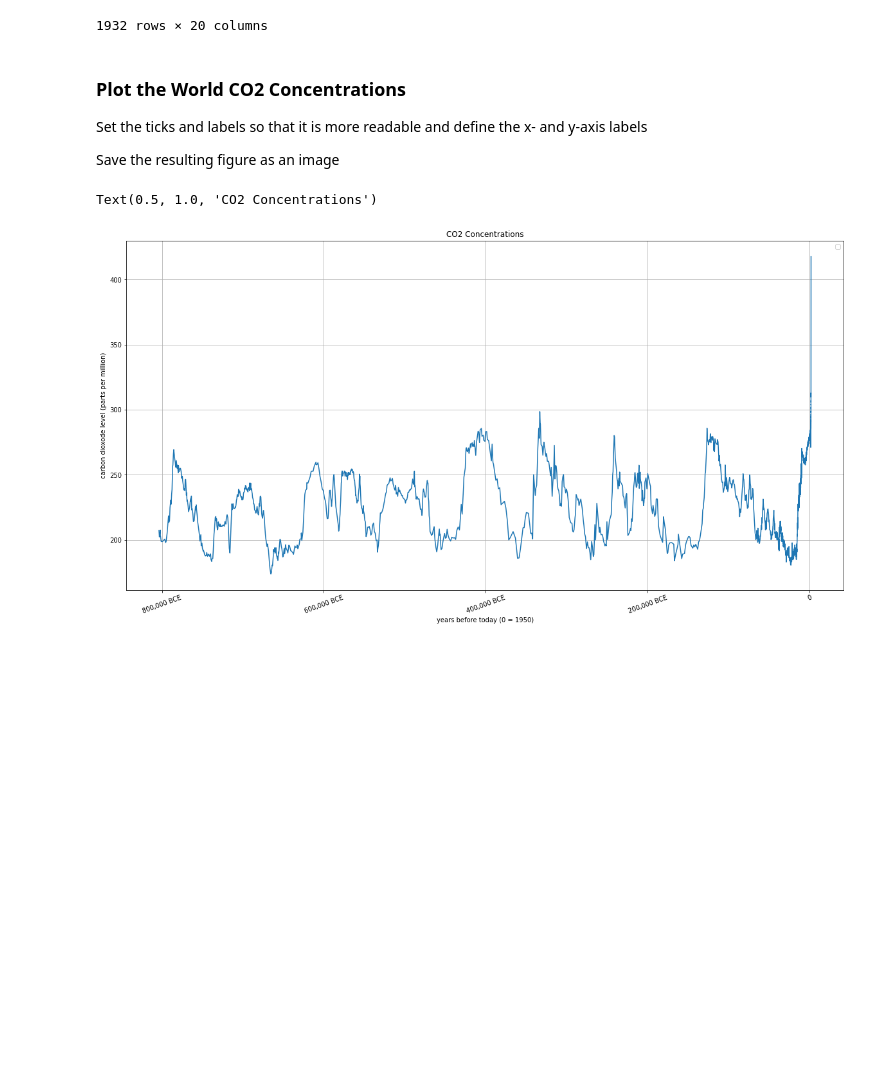
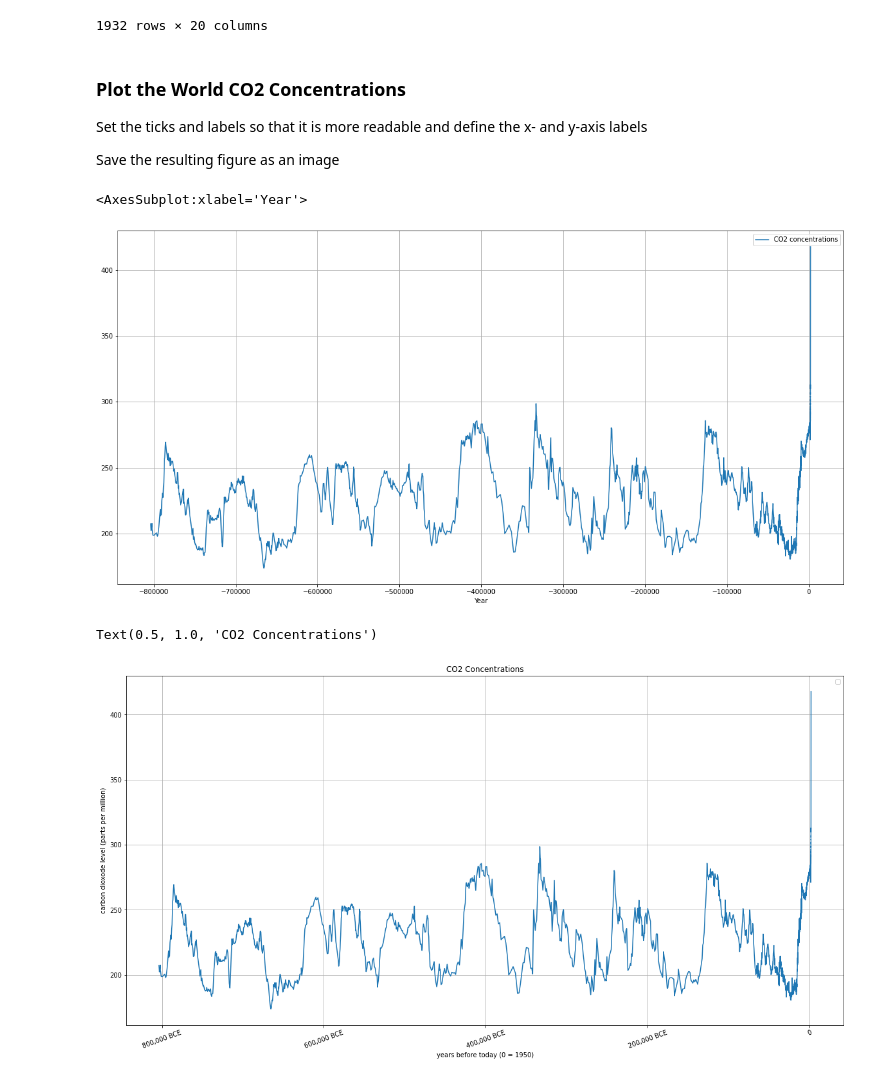
Before and after one commit to alanjones2/Alan-Jones-article-code, a Jupyter notebook: infographic/co2.ipynb, the cells around one changed output. Cells and saved outputs as stored; diff of their text form; code cells hidden in the pictures; blank space fills up the shorter version.

```diff
--- a/infographic/co2.ipynb
+++ b/infographic/co2.ipynb
@@ -46,6 +46,11 @@ co2world
 Set the ticks and labels so that it is more readable and define the x- and y-axis labels
 
 Save the resulting figure as an image
+# %%
+co2world.plot(y="CO2 concentrations", x='Year', grid = True, figsize=(20,10))
+# %% [output]
+<AxesSubplot:xlabel='Year'>
+[figure, added]
 # %%
 co2world.plot(y="CO2 concentrations", x='Year', grid = True, figsize=(20,10))
 plt.xticks([-800000, -600000, -400000, -200000, 0], ['800,000 BCE', '600,000 BCE', '400,000 BCE', '200,000 BCE','0'],
```
Also changed, not shown: parts of 7 cells of this notebook, 3 other files.
